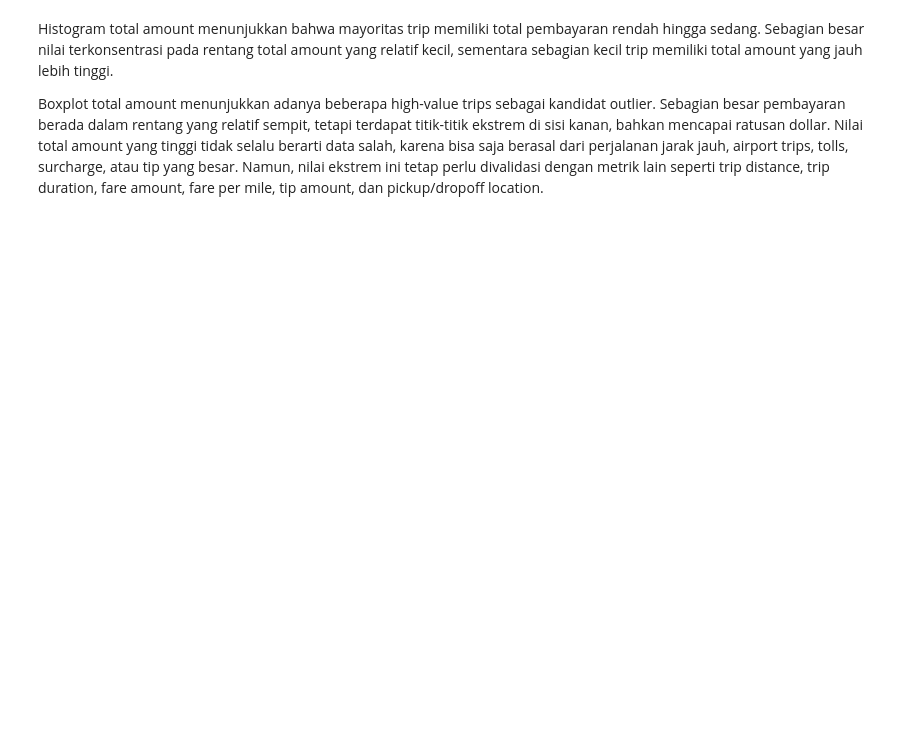
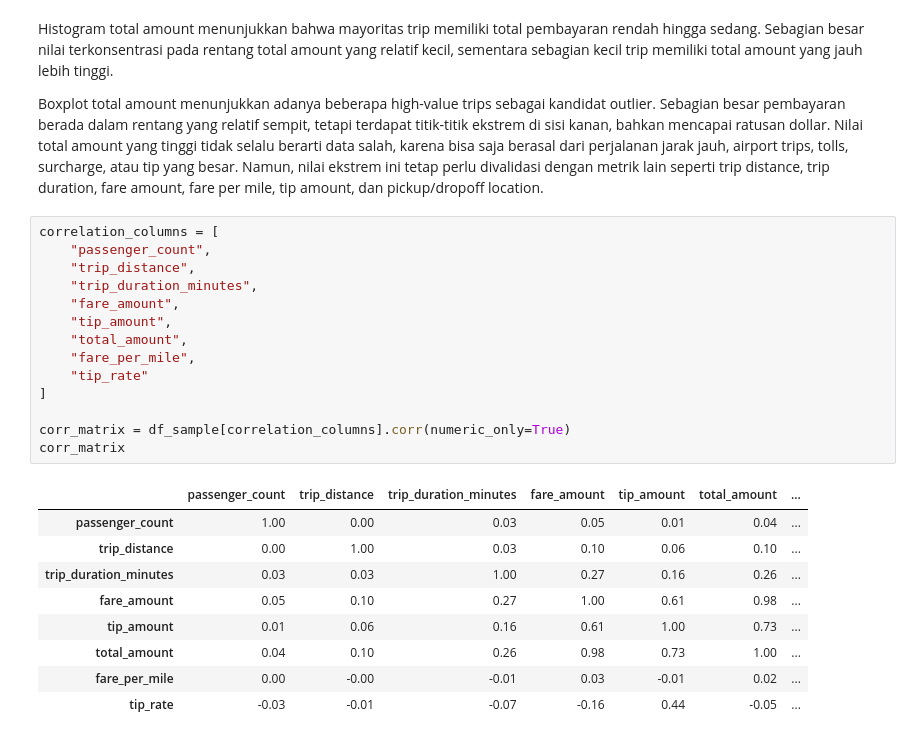
Before and after one commit to sidiqqm/nyc-taxi-trips, a Jupyter notebook: notebooks/01_python_eda.ipynb, the cells around one changed output. Drawn from its saved outputs; the diff is of its cells as text; blank space fills up the shorter version.

```diff
--- a/notebooks/01_python_eda.ipynb
+++ b/notebooks/01_python_eda.ipynb
@@ -589,3 +589,27 @@ plot_boxplot(
 Histogram total amount menunjukkan bahwa mayoritas trip memiliki total pembayaran rendah hingga sedang. Sebagian besar nilai terkonsentrasi pada rentang total amount yang relatif kecil, sementara sebagian kecil trip memiliki total amount yang jauh lebih tinggi.
 
 Boxplot total amount menunjukkan adanya beberapa high-value trips sebagai kandidat outlier. Sebagian besar pembayaran berada dalam rentang yang relatif sempit, tetapi terdapat titik-titik ekstrem di sisi kanan, bahkan mencapai ratusan dollar. Nilai total amount yang tinggi tidak selalu berarti data salah, karena bisa saja berasal dari perjalanan jarak jauh, airport trips, tolls, surcharge, atau tip yang besar. Namun, nilai ekstrem ini tetap perlu divalidasi dengan metrik lain seperti trip distance, trip duration, fare amount, fare per mile, tip amount, dan pickup/dropoff location.
+# %%
+correlation_columns = [
+    "passenger_count",
+    "trip_distance",
+    "trip_duration_minutes",
+    "fare_amount",
+    "tip_amount",
+    "total_amount",
+    "fare_per_mile",
+    "tip_rate"
+]
+
+corr_matrix = df_sample[correlation_columns].corr(numeric_only=True)
+corr_matrix
+# %% [output]
+|  | passenger_count | trip_distance | trip_duration_minutes | fare_amount | tip_amount | total_amount | ... |
+| passenger_count | 1.00 | 0.00 | 0.03 | 0.05 | 0.01 | 0.04 | ... |
+| trip_distance | 0.00 | 1.00 | 0.03 | 0.10 | 0.06 | 0.10 | ... |
+| trip_duration_minutes | 0.03 | 0.03 | 1.00 | 0.27 | 0.16 | 0.26 | ... |
+| fare_amount | 0.05 | 0.10 | 0.27 | 1.00 | 0.61 | 0.98 | ... |
+| tip_amount | 0.01 | 0.06 | 0.16 | 0.61 | 1.00 | 0.73 | ... |
+| total_amount | 0.04 | 0.10 | 0.26 | 0.98 | 0.73 | 1.00 | ... |
+| fare_per_mile | 0.00 | -0.00 | -0.01 | 0.03 | -0.01 | 0.02 | ... |
+| tip_rate | -0.03 | -0.01 | -0.07 | -0.16 | 0.44 | -0.05 | ... |
```
Also changed, not shown: parts of 10 cells of this notebook.
